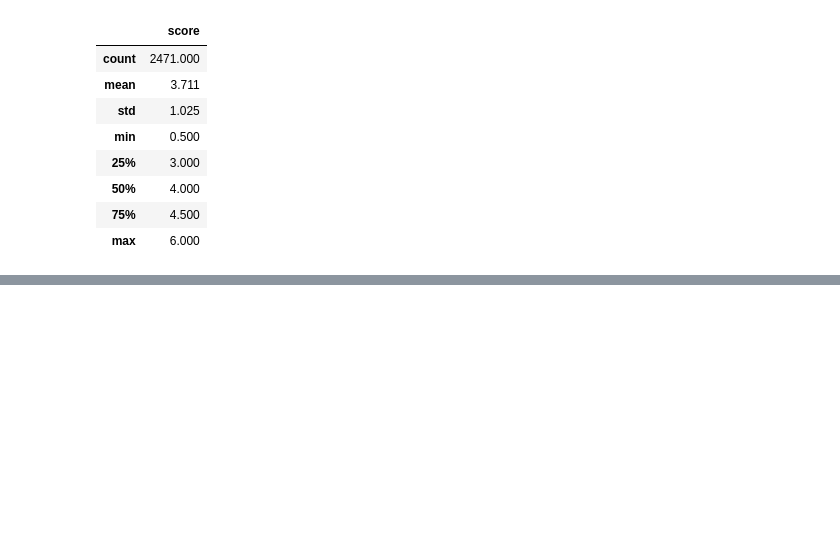
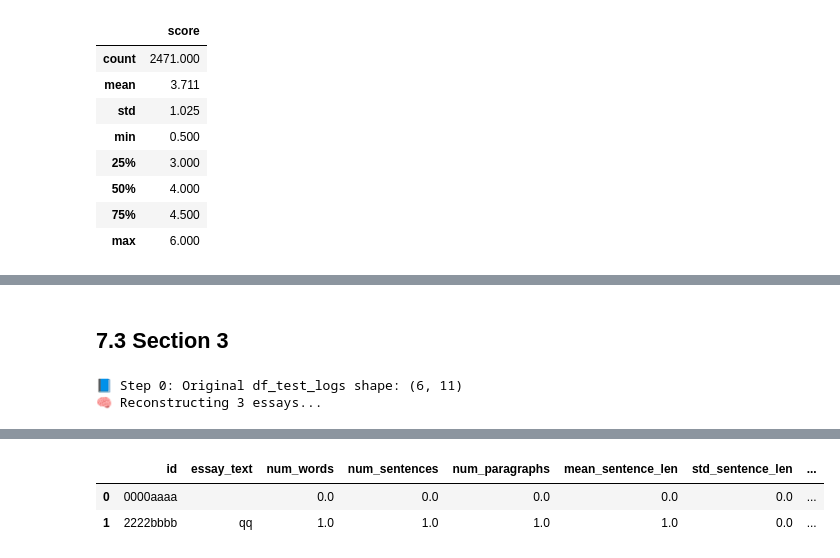
Before and after one commit to 27July/SC4000-Essay-Quality-Prediction, a Jupyter notebook: sc4000-kaggle.ipynb, the cells around one changed output, grey strips where cells are left out. Cells and saved outputs as stored; diff of their text form; code cells hidden in the pictures; blank space fills up the shorter version.

```diff
--- a/sc4000-kaggle.ipynb
+++ b/sc4000-kaggle.ipynb
@@ -2716,0 +1388,10 @@ display(FileLink(str(zip_path)))  # clickable link in the notebook
+# %%
+# Merge the two DataFrames on 'id' first
+df_train_full_unchecked = pd.merge(df_train_agg_logs, df_train_recon_D_logs, on="id", how="left")
+
+# Apply the prepare_dataframe function to the merged DataFrame
+df_train_full = prepare_dataframe(df_train_full_unchecked.copy(), target_col=None)  # No target column for merged features
+
+# ✅ Final check and summary
+print(f"\n🎯 Final merged and checked df_train_full shape: {df_train_full.shape}")
+display(df_train_full.head(2))
@@ -2716,0 +2382,67 @@ display(FileLink(str(zip_path)))  # clickable link in the notebook
+# %% [markdown]
+## 7.3 Section 3
+# %%
+# ==========================================================
+# 🚀 FULL ESSAY RECONSTRUCTION + FEATURE ENRICHMENT PIPELINE (Test)
+# ==========================================================
+
+# ✅ Step 0: Start from original logs
+df_test_logs_copy = df_test_logs.copy()
+print("📘 Step 0: Original df_test_logs shape:", df_test_logs_copy.shape)
+
+# ✅ Step 1: Essay reconstruction
+df_test_recon_logs_raw = getEssays(df_test_logs_copy.copy()).to_frame(name='essay_text')
+df_test_recon_logs_raw.index.name = 'id'
+df_test_recon_logs_raw.reset_index(inplace=True)  # ensure 'id' is a proper column
+print("✅ Step 1: Essays reconstructed — shape:", df_test_recon_logs_raw.shape)
+
+# ==========================================================
+# ✅ Step 2: Unified feature enrichment (parallelized)
+# ==========================================================
+print("⚙️ Step 2: Extracting full linguistic + structural + mechanics features (parallelized)...")
+df_test_recon_logs = enrich_full_text_features_parallel(df_test_recon_logs_raw.copy(), show_preview=False)
+print("✅ Step 2: Feature enrichment complete — shape:", df_test_recon_logs.shape)
+
+# ==========================================================
+# ✅ Step 3: Check for duplicate columns
+# ==========================================================
+dupes = df_test_recon_logs.columns[df_test_recon_logs.columns.duplicated()]
+
+if len(dupes) > 0:
+    from collections import Counter
+    dupe_counts = Counter(dupes)
+    print(f"\n⚠️ Found {len(dupe_counts)} duplicate column names:")
+    for name, count in list(dupe_counts.items())[:15]:
+        print(f"   🧩 {name} → appears {count} times")
+    if len(dupe_counts) > 15:
+        print("   ... (truncated)")
+
+    # Drop duplicates (keep first occurrence)
+    before = df_test_recon_logs.shape[1]
+    df_test_recon_logs = df_test_recon_logs.loc[:, ~df_test_recon_logs.columns.duplicated()]
+    after = df_test_recon_logs.shape[1]
+    print(f"🧹 Removed {before - after} duplicate columns. Final shape: {df_test_recon_logs.shape}")
+else:
+    print("\n✅ No duplicate columns detected in df_test_recon_logs.")
+
+# ==========================================================
+# ✅ SUMMARY
+# ==========================================================
+print("\n🎯 Pipeline complete! Final dataset → df_test_recon_logs")
+print(f"🧩 Step 0: df_test_logs_copy shape: {df_test_logs_copy.shape}")
+print(f"🧩 Step 1: df_test_recon_logs_raw shape: {df_test_recon_logs_raw.shape}")
+print(f"🧩 Step 2: df_test_recon_logs (final) shape: {df_test_recon_logs.shape}")
+
+# 🧠 Sanity check
+print("🧠 Total essays:", df_test_recon_logs.shape[0])
+print("🧩 Total new features:", df_test_recon_logs.shape[1] - 2)  # exclude id + essay_text
+
+# ✅ Optional preview
+display(df_test_recon_logs.head(2)[['id', 'essay_text'] + df_test_recon_logs.columns[2:12].tolist()])
+
+# (Optional) Save for reuse
+# df_test_recon_logs.to_csv("/kaggle/working/df_test_recon_logs.csv", index=False)
+# print("💾 Saved df_test_recon_logs.csv")
+# %% [output]
+📘 Step 0: Original df_test_logs shape: (6, 11)
+🧠 Reconstructing 3 essays...
@@ -2716,0 +2466,3 @@ display(FileLink(str(zip_path)))  # clickable link in the notebook
+|  | id | essay_text | num_words | num_sentences | num_paragraphs | mean_sentence_len | std_sentence_len | ... |
+| 0 | 0000aaaa |  | 0.0 | 0.0 | 0.0 | 0.0 | 0.0 | ... |
+| 1 | 2222bbbb | qq | 1.0 | 1.0 | 1.0 | 1.0 | 0.0 | ... |
```
Also changed, not shown: parts of 129 cells of this notebook.
